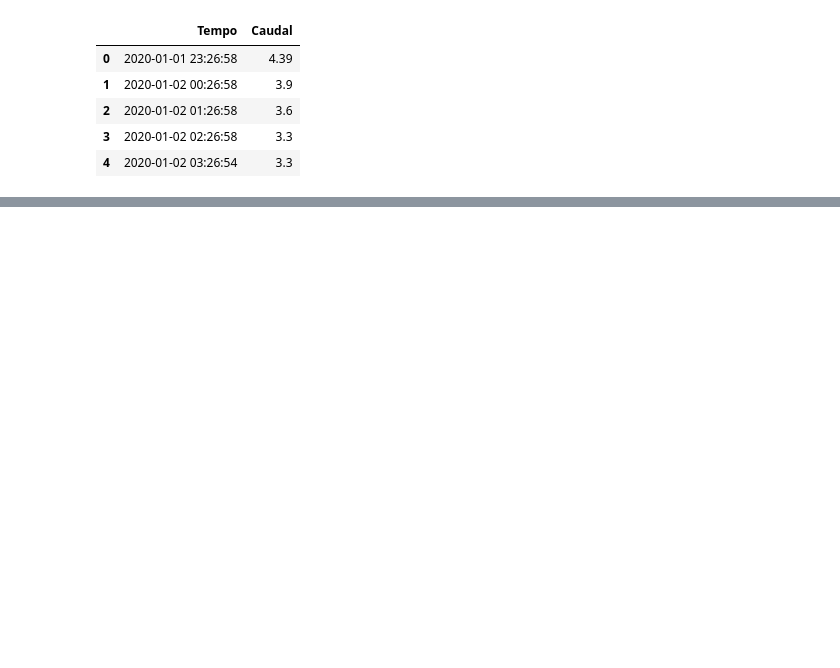
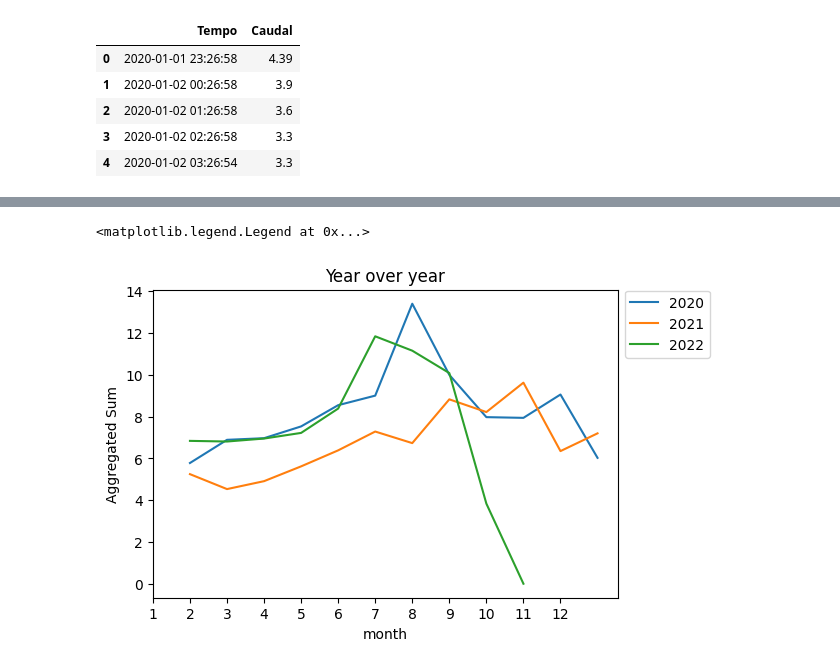
Before and after one commit to Francisc0F/projeto_licenciatura, a Jupyter notebook: caracterização de dados/Relação caudal - intervencoes ZMC Bolho.ipynb, the cells around one changed output, grey strips where cells are left out. Cells and saved outputs as stored; diff of their text form; code cells hidden in the pictures; blank space fills up the shorter version.

```diff
--- a/caracterização de dados/Relação caudal - intervencoes ZMC Bolho.ipynb
+++ b/caracterização de dados/Relação caudal - intervencoes ZMC Bolho.ipynb
@@ -75,0 +90,16 @@ plt.
+# %%
+variacaoAnual= dfCaudal.copy()
+variacaoAnual['year'] = dfCaudal.Tempo.dt.year
+variacaoAnual['month'] = dfCaudal.Tempo.dt.month
+variacaoAnual.set_index(["year","month"], inplace = True)
+
+dfp = pd.pivot_table(data=variacaoAnual, index='month', columns='year', values='Caudal', aggfunc='mean')
+
+ax = dfp.plot(ylabel='Aggregated Sum', figsize=(6, 4))
+ax.set_title('Year over year')
+ax.set_xticks(range(12)) # set ticks for all months
+ax.set_xticklabels(dfp.index) # label all the ticks
+ax.legend(bbox_to_anchor=(1, 1.02), loc='upper left')
+# %% [output]
+<matplotlib.legend.Legend at 0x...>
+[figure, added]
```
Also changed, not shown: parts of 9 cells of this notebook.
